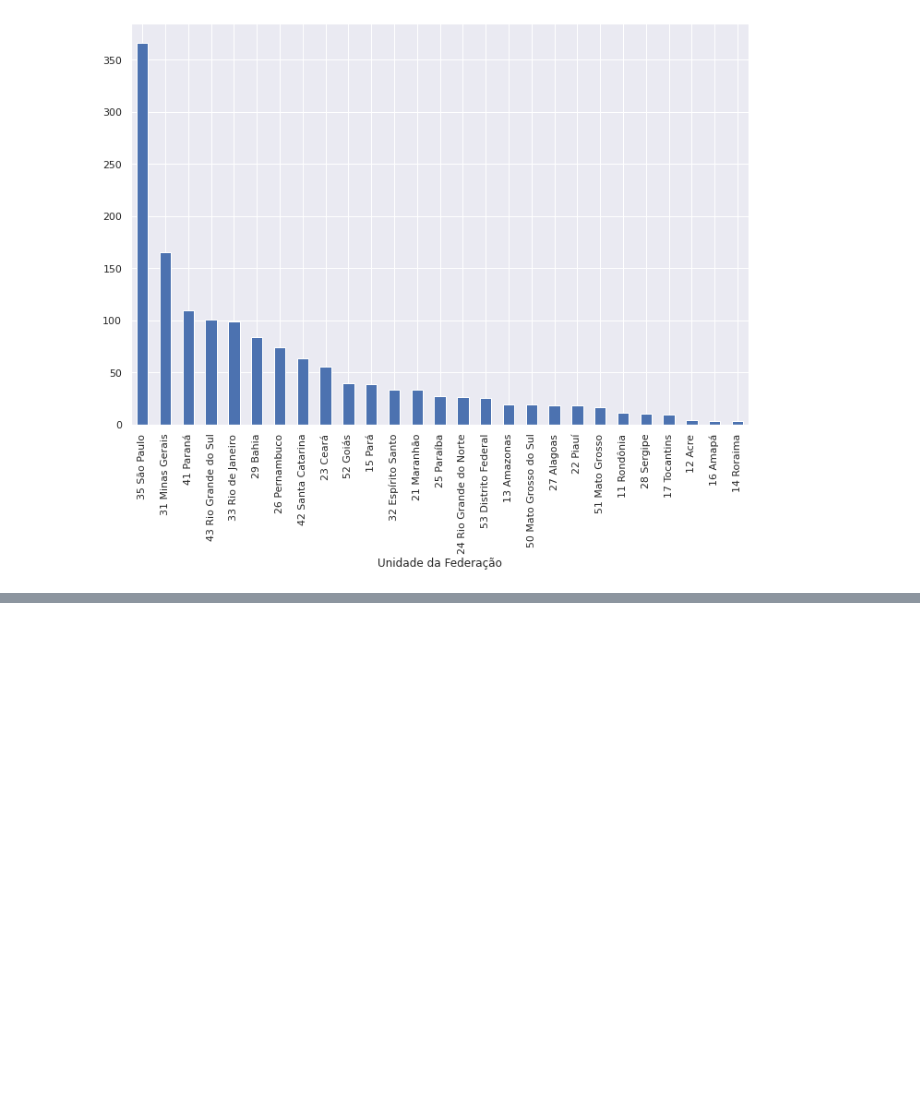
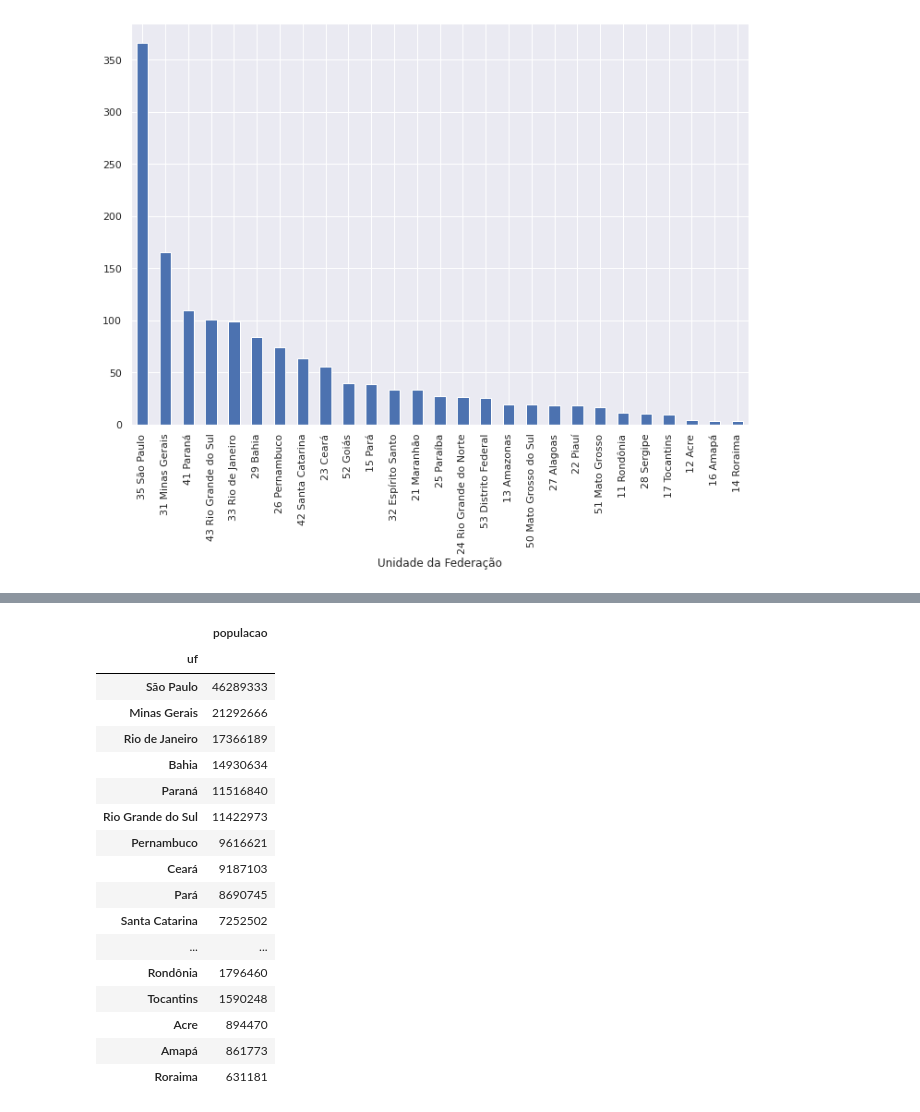
Before and after one commit to RianBrug/bootcamp-datascience-alura, a Jupyter notebook: datascience_bootcamp_alura_rian_bruggemann.ipynb, the cells around one changed output, grey strips where cells are left out. Saved outputs shown, nothing was run; the diff lists cells and outputs as text; code cells hidden in the pictures; blank space fills up the shorter version.

Commit message:
data compare using uf spent resources x population size

```diff
--- a/datascience_bootcamp_alura_rian_bruggemann.ipynb
+++ b/datascience_bootcamp_alura_rian_bruggemann.ipynb
@@ -599,0 +821,29 @@ gastos_do_mais_recente.plot(kind='bar')
+# %%
+for estado in gastos_do_mais_recente.index:
+  #print(f"{estado} {estado} => {estado}")
+  #esse f é pra rolar interpolacao do py
+  populacao.index = populacao.index.str.replace(f"{estado} {estado}", estado)
+# %%
+populacao
+
+# após correção entre os índices da série e o data frame, o join funfa e então temos
+# a somatória dos gastos referentes ao último mês
+# %% [output]
+|  | populacao |
+| uf |  |
+| São Paulo | 46289333 |
+| Minas Gerais | 21292666 |
+| Rio de Janeiro | 17366189 |
+| Bahia | 14930634 |
+| Paraná | 11516840 |
+| Rio Grande do Sul | 11422973 |
+| Pernambuco | 9616621 |
+| Ceará | 9187103 |
+| Pará | 8690745 |
+| Santa Catarina | 7252502 |
+| ... | ... |
+| Rondônia | 1796460 |
+| Tocantins | 1590248 |
+| Acre | 894470 |
+| Amapá | 861773 |
+| Roraima | 631181 |
```
Also changed, not shown: parts of 44 cells of this notebook.
